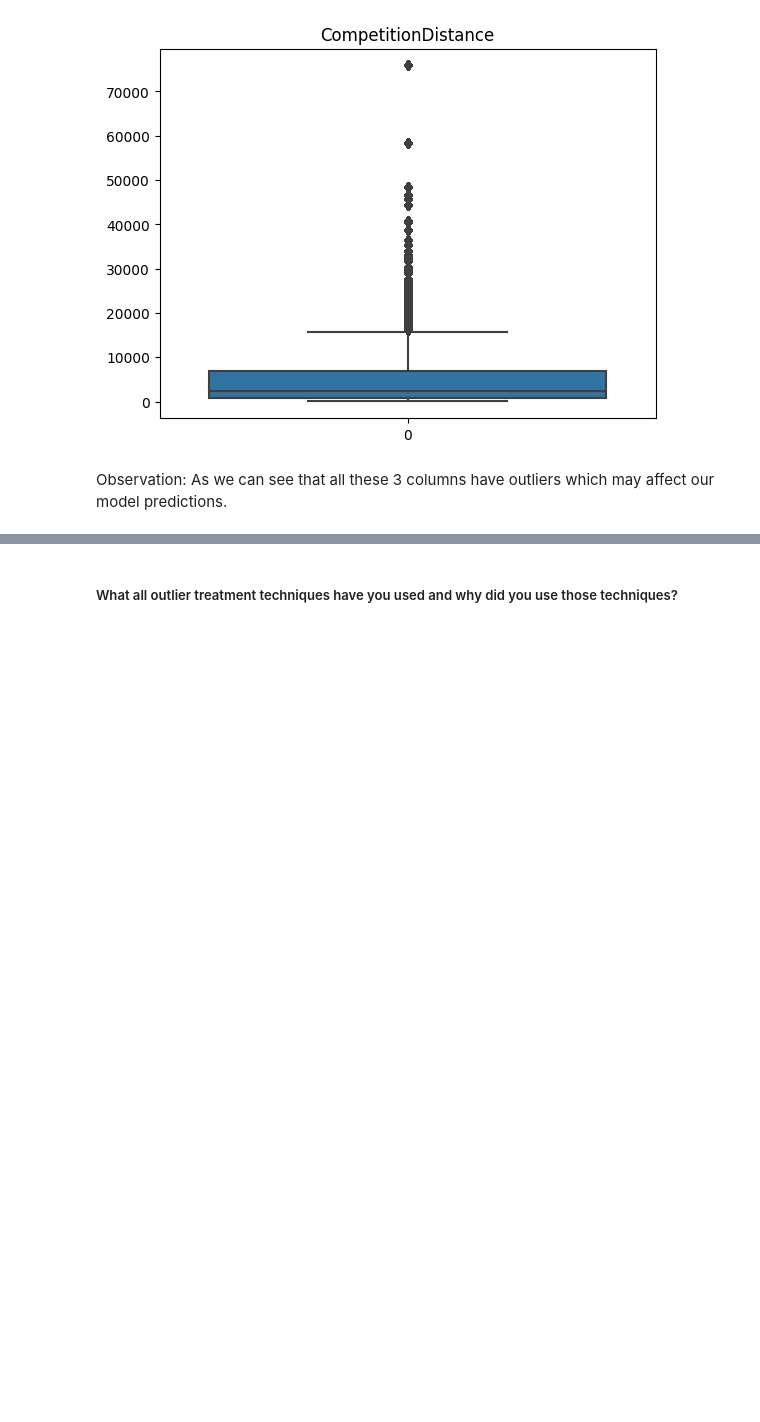
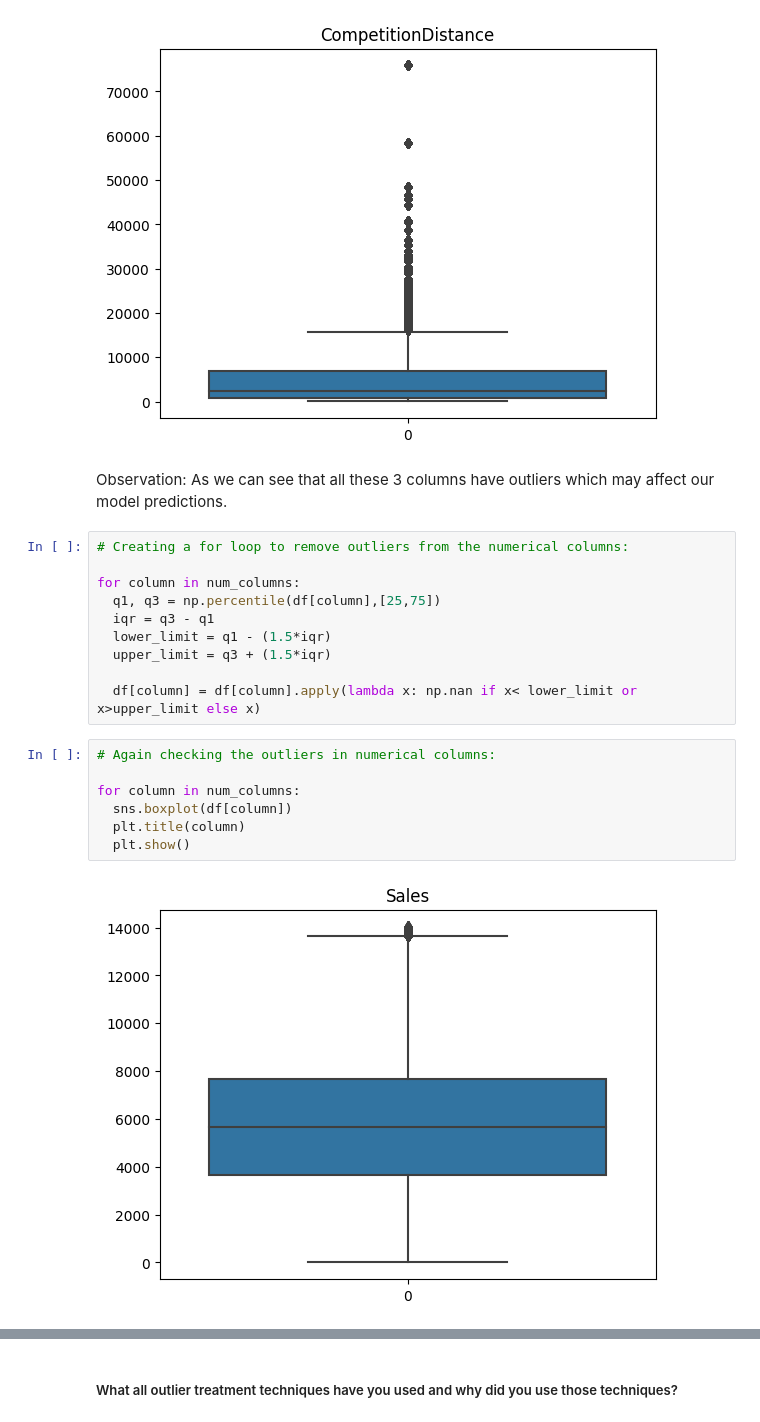
Before and after one commit to dhar9571/Retail-Sales-Prediction-ML-Regression, a Jupyter notebook: Capstone_Project_Retail_Sales_Prediction_ML_Regression.ipynb, the cells around one changed output, grey strips where cells are left out. Cells and saved outputs as stored; diff of their text form; blank space fills up the shorter version.

```diff
--- a/Capstone_Project_Retail_Sales_Prediction_ML_Regression.ipynb
+++ b/Capstone_Project_Retail_Sales_Prediction_ML_Regression.ipynb
@@ -1142,3 +1113,22 @@ for column in num_columns:
 [figure]
 # %% [markdown]
 Observation: As we can see that all these 3 columns have outliers which may affect our model predictions.
+# %%
+# Creating a for loop to remove outliers from the numerical columns:
+
+for column in num_columns:
+  q1, q3 = np.percentile(df[column],[25,75])
+  iqr = q3 - q1
+  lower_limit = q1 - (1.5*iqr)
+  upper_limit = q3 + (1.5*iqr)
+
+  df[column] = df[column].apply(lambda x: np.nan if x< lower_limit or x>upper_limit else x)
+# %%
+# Again checking the outliers in numerical columns:
+
+for column in num_columns:
+  sns.boxplot(df[column])
+  plt.title(column)
+  plt.show()
+# %% [output]
+[figure, added]
```
Also changed, not shown: parts of 65 cells of this notebook.
